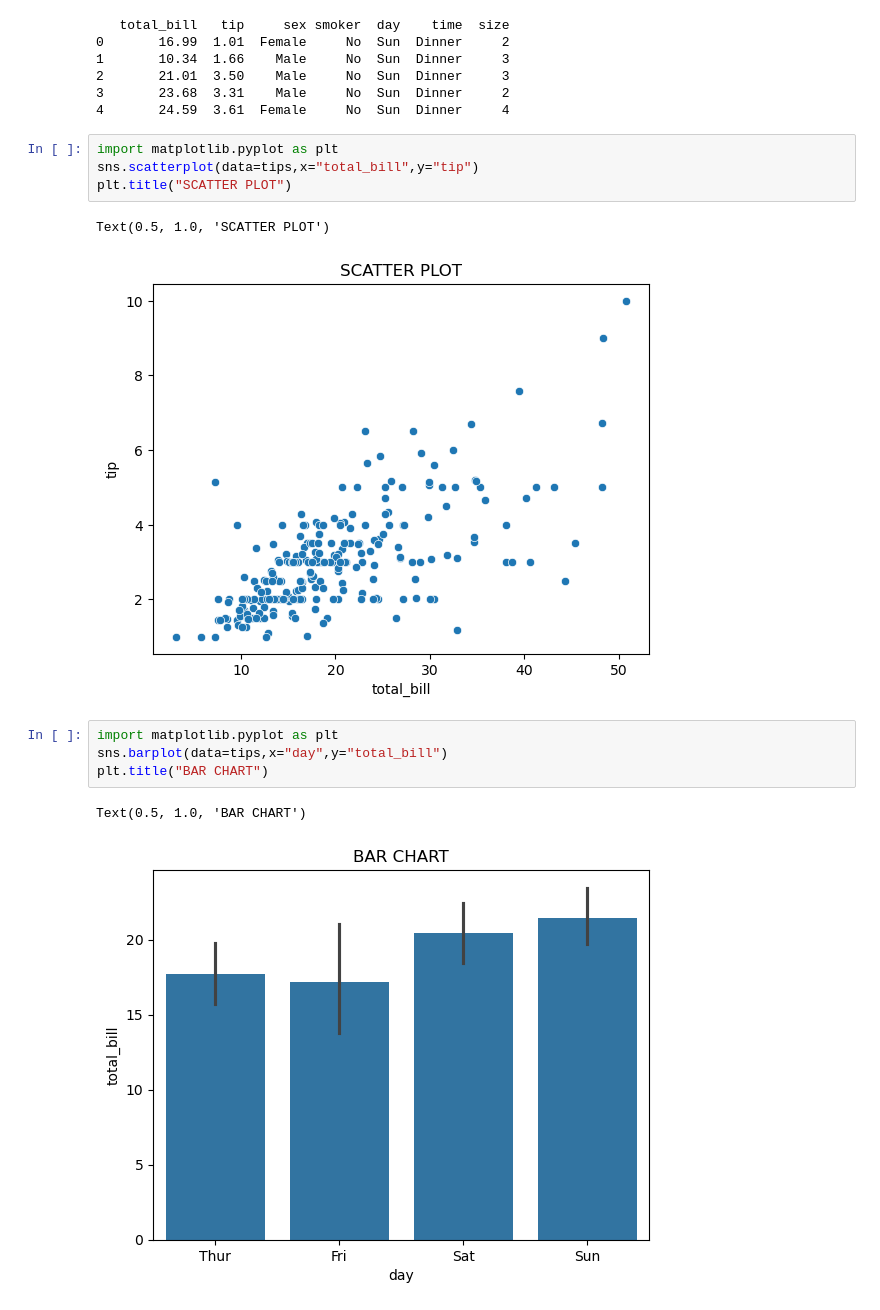
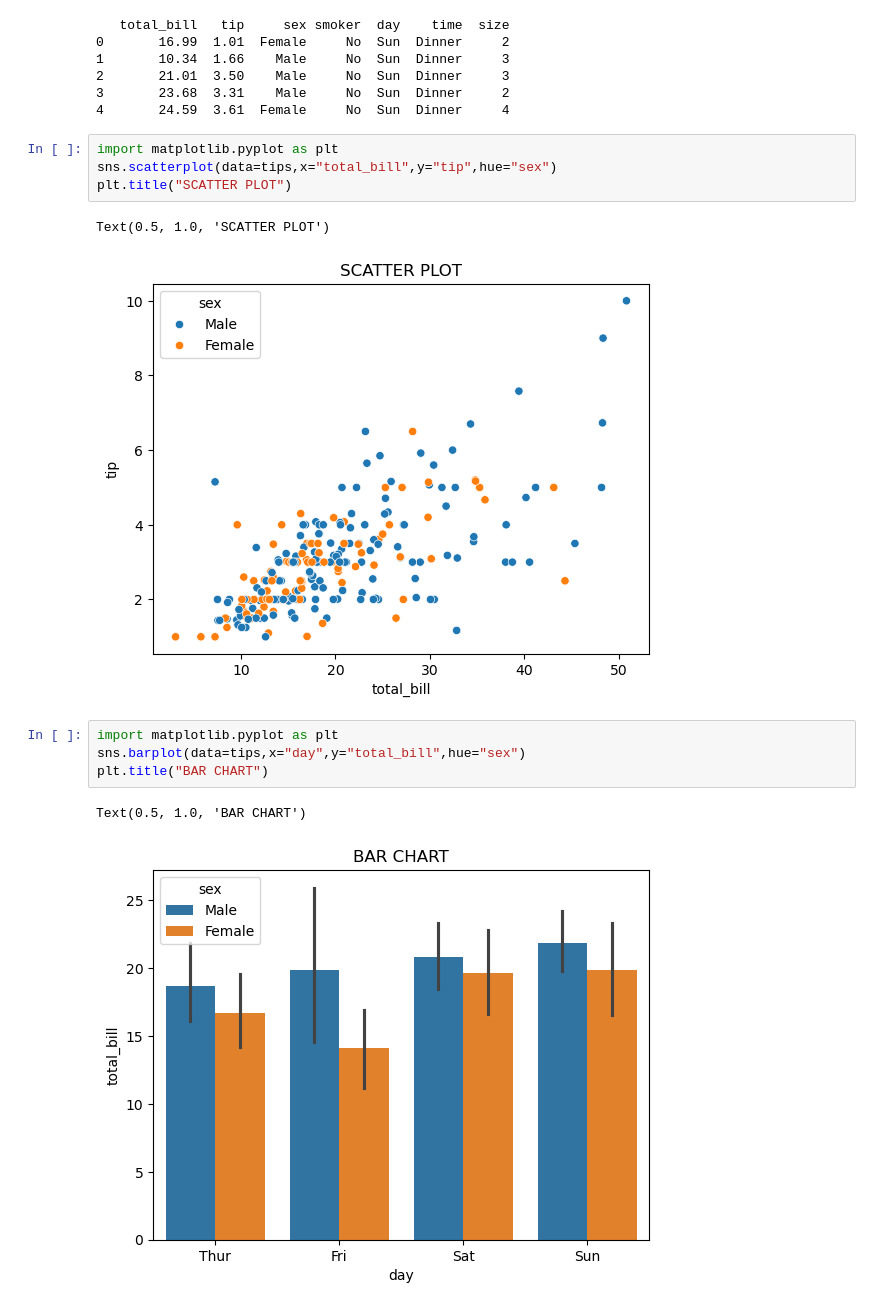
Before and after one commit to ljadithyan-boop/seaborn-works, a Jupyter notebook: classwork day 2.ipynb, the cells around one changed output. Saved outputs shown, nothing was run; the diff lists cells and outputs as text.

```diff
--- a/classwork day 2.ipynb
+++ b/classwork day 2.ipynb
@@ -12,17 +12,17 @@ print(tips.head())
 4       24.59  3.61  Female     No  Sun  Dinner     4
 # %%
 import matplotlib.pyplot as plt
-sns.scatterplot(data=tips,x="total_bill",y="tip")
+sns.scatterplot(data=tips,x="total_bill",y="tip",hue="sex")
 plt.title("SCATTER PLOT")
 # %% [output]
 Text(0.5, 1.0, 'SCATTER PLOT')
-[figure, old version]
+[figure, new version]
 # %%
 import matplotlib.pyplot as plt
-sns.barplot(data=tips,x="day",y="total_bill")
+sns.barplot(data=tips,x="day",y="total_bill",hue="sex")
 plt.title("BAR CHART")
 # %% [output]
 Text(0.5, 1.0, 'BAR CHART')
-[figure, old version]
+[figure, new version]
 # %%
 import matplotlib.pyplot as plt
```
Also changed, not shown: parts of 3 cells of this notebook, 2 other files.
